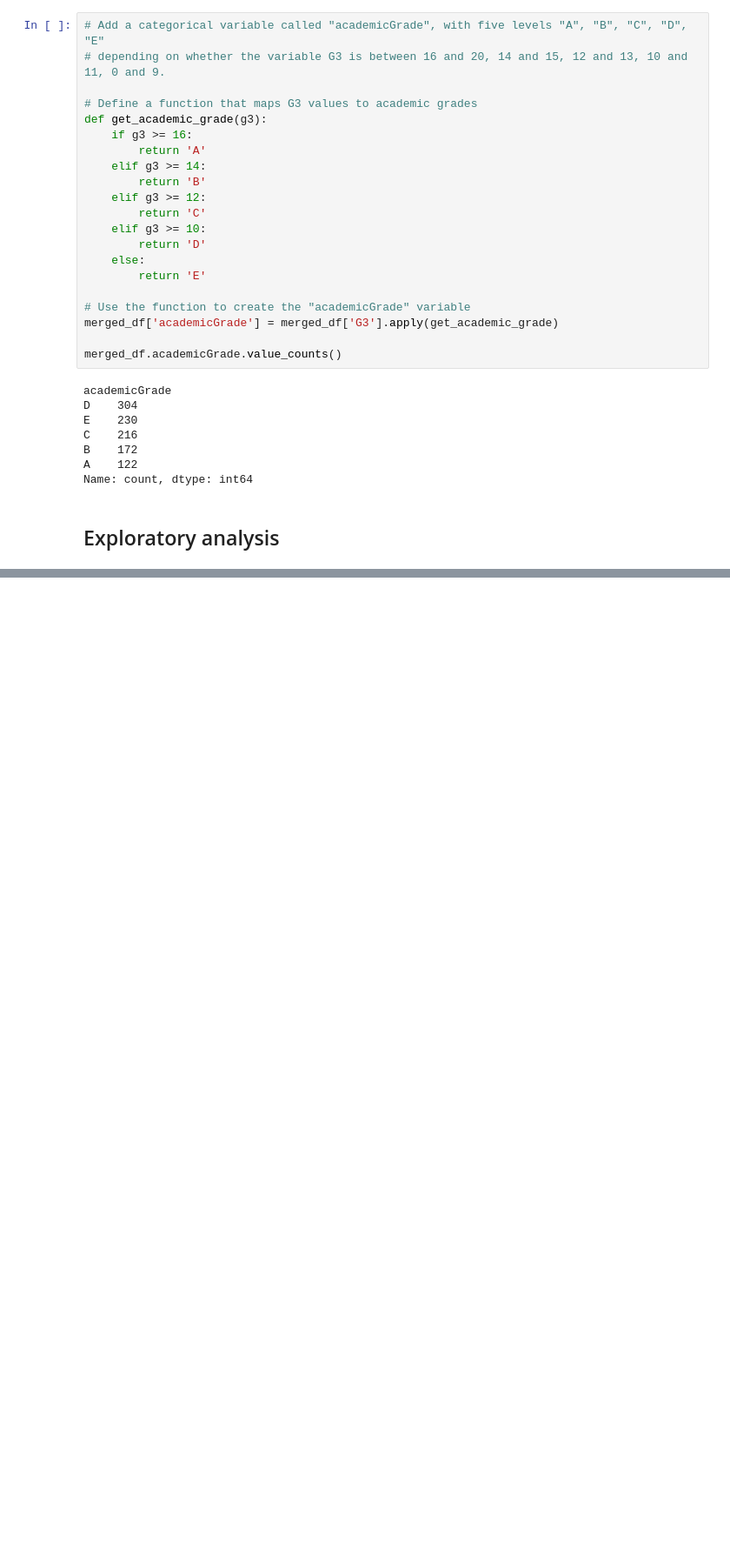
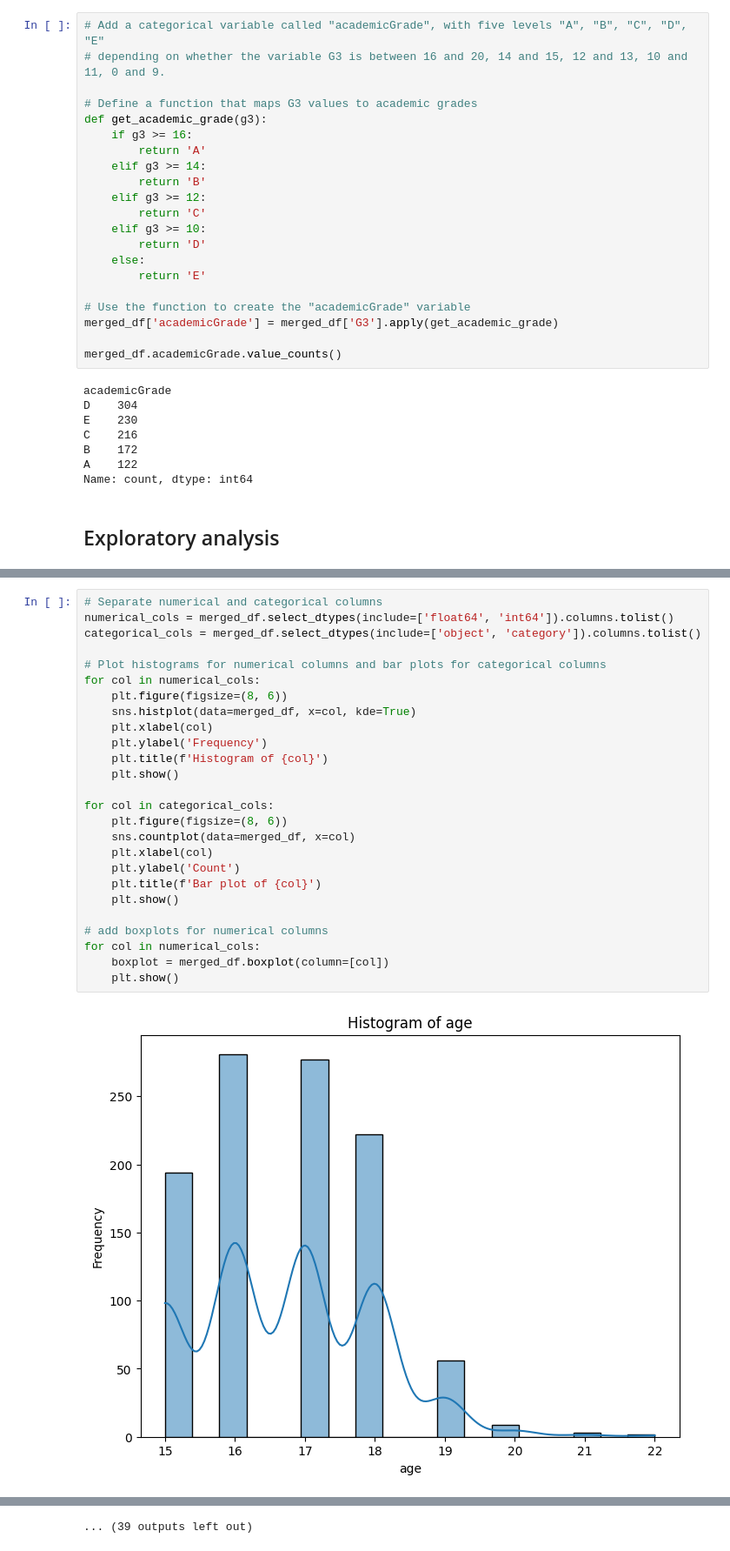
Before and after one commit to 75andybermond/Predict_Student_Performance, a Jupyter notebook: merge.ipynb, the cells around one changed output, grey strips where cells are left out. Shown at 87% size. Saved outputs shown, nothing was run; the diff lists cells and outputs as text; blank space fills up the shorter version.

```diff
--- a/merge.ipynb
+++ b/merge.ipynb
@@ -75,0 +91,28 @@ Name: count, dtype: int64
+# %%
+# Separate numerical and categorical columns
+numerical_cols = merged_df.select_dtypes(include=['float64', 'int64']).columns.tolist()
+categorical_cols = merged_df.select_dtypes(include=['object', 'category']).columns.tolist()
+
+# Plot histograms for numerical columns and bar plots for categorical columns
+for col in numerical_cols:
+    plt.figure(figsize=(8, 6))
+    sns.histplot(data=merged_df, x=col, kde=True)
+    plt.xlabel(col)
+    plt.ylabel('Frequency')
+    plt.title(f'Histogram of {col}')
+    plt.show()
+
+for col in categorical_cols:
+    plt.figure(figsize=(8, 6))
+    sns.countplot(data=merged_df, x=col)
+    plt.xlabel(col)
+    plt.ylabel('Count')
+    plt.title(f'Bar plot of {col}')
+    plt.show()
+
+# add boxplots for numerical columns
+for col in numerical_cols:
+    boxplot = merged_df.boxplot(column=[col])
+    plt.show()
+# %% [output]
+[figure, added]
@@ -75,0 +130 @@ Name: count, dtype: int64
+... (39 outputs left out)
```
Also changed, not shown: parts of 3 cells of this notebook.
